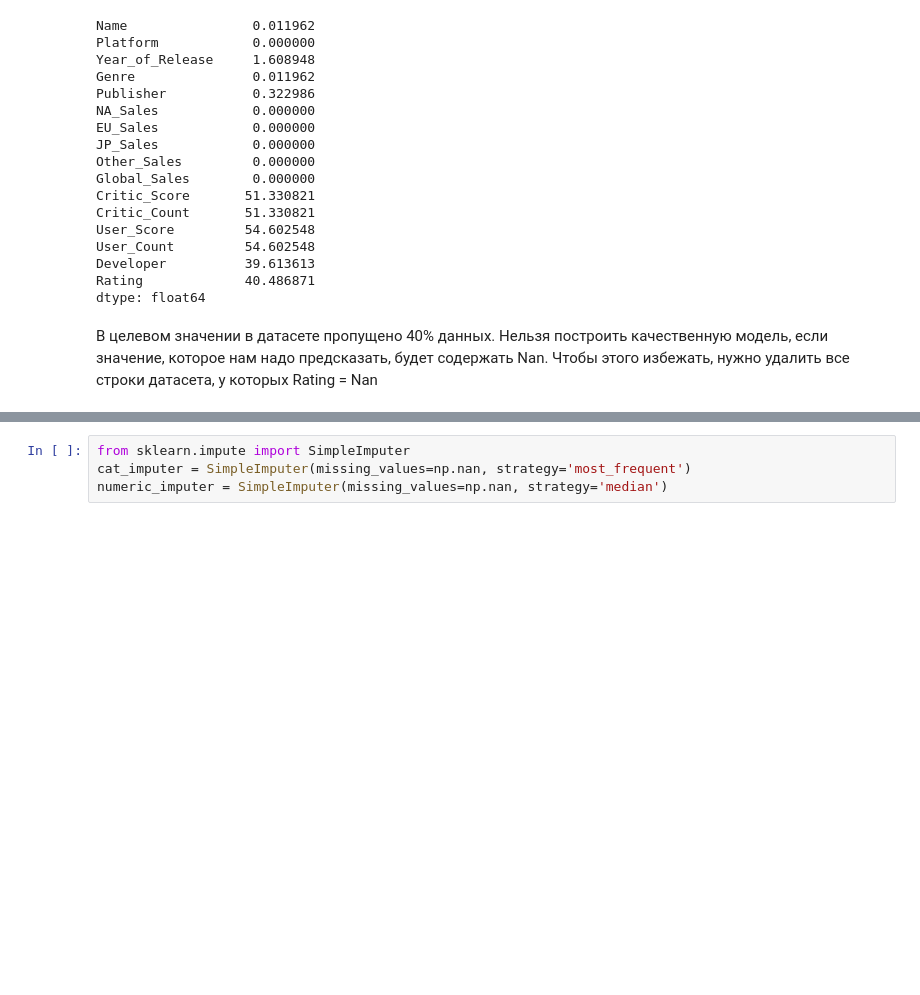
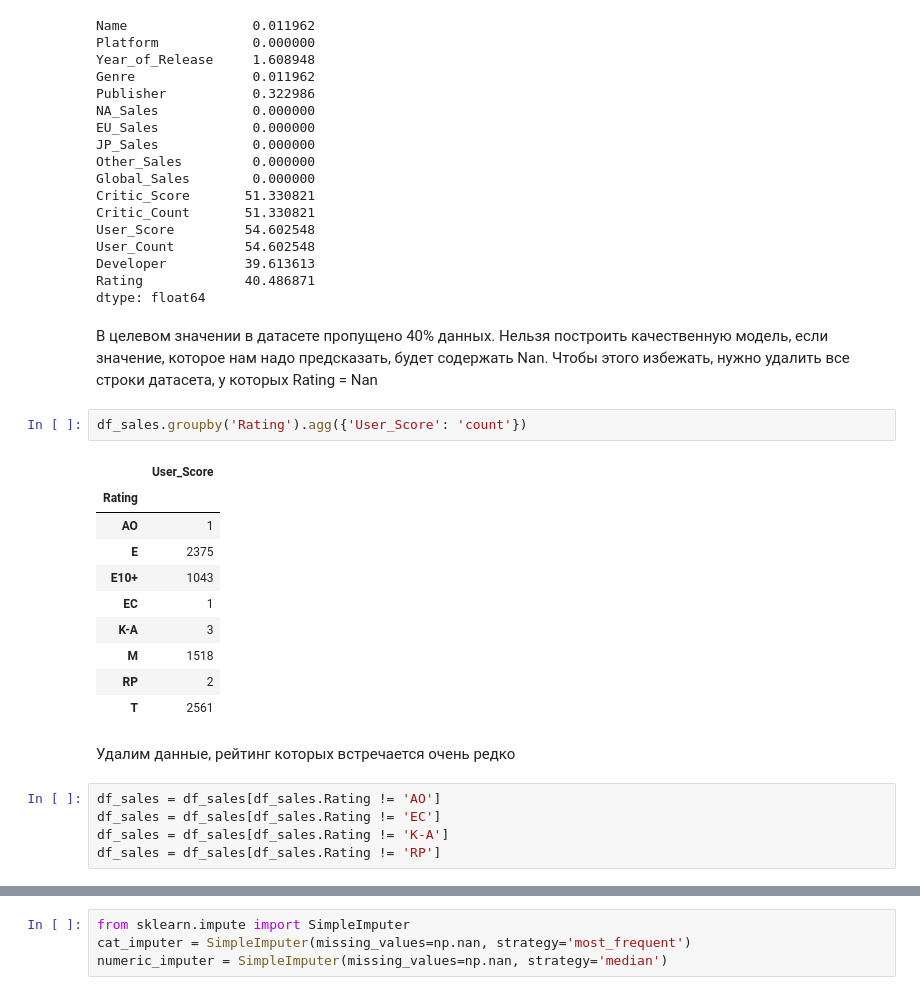
Before and after one commit to Afsent/Nordic_IT_School, a Jupyter notebook: ML/HW24_Logistic_Regression/HW24_Logistic_Regression.ipynb, the cells around one changed output, grey strips where cells are left out. Drawn from its saved outputs; the diff is of its cells as text; blank space fills up the shorter version.

```diff
--- a/ML/HW24_Logistic_Regression/HW24_Logistic_Regression.ipynb
+++ b/ML/HW24_Logistic_Regression/HW24_Logistic_Regression.ipynb
@@ -218,6 +222,26 @@ Rating             40.486871
 dtype: float64
 # %% [markdown]
 В целевом значении в датасете пропущено 40% данных. Нельзя построить качественную модель, если значение, которое нам надо предсказать, будет содержать Nan. Чтобы этого избежать, нужно удалить все строки датасета, у которых Rating = Nan
+# %%
+df_sales.groupby('Rating').agg({'User_Score': 'count'})
+# %% [output]
+|  | User_Score |
+| Rating |  |
+| AO | 1 |
+| E | 2375 |
+| E10+ | 1043 |
+| EC | 1 |
+| K-A | 3 |
+| M | 1518 |
+| RP | 2 |
+| T | 2561 |
+# %% [markdown]
+Удалим данные, рейтинг которых встречается очень редко
+# %%
+df_sales = df_sales[df_sales.Rating != 'AO']
+df_sales = df_sales[df_sales.Rating != 'EC']
+df_sales = df_sales[df_sales.Rating != 'K-A']
+df_sales = df_sales[df_sales.Rating != 'RP']
 # %%
 df = df_sales[df_sales['Rating'].notna()]
 df = df.drop('Name', axis=1)
```
Also changed, not shown: parts of 17 cells of this notebook.
